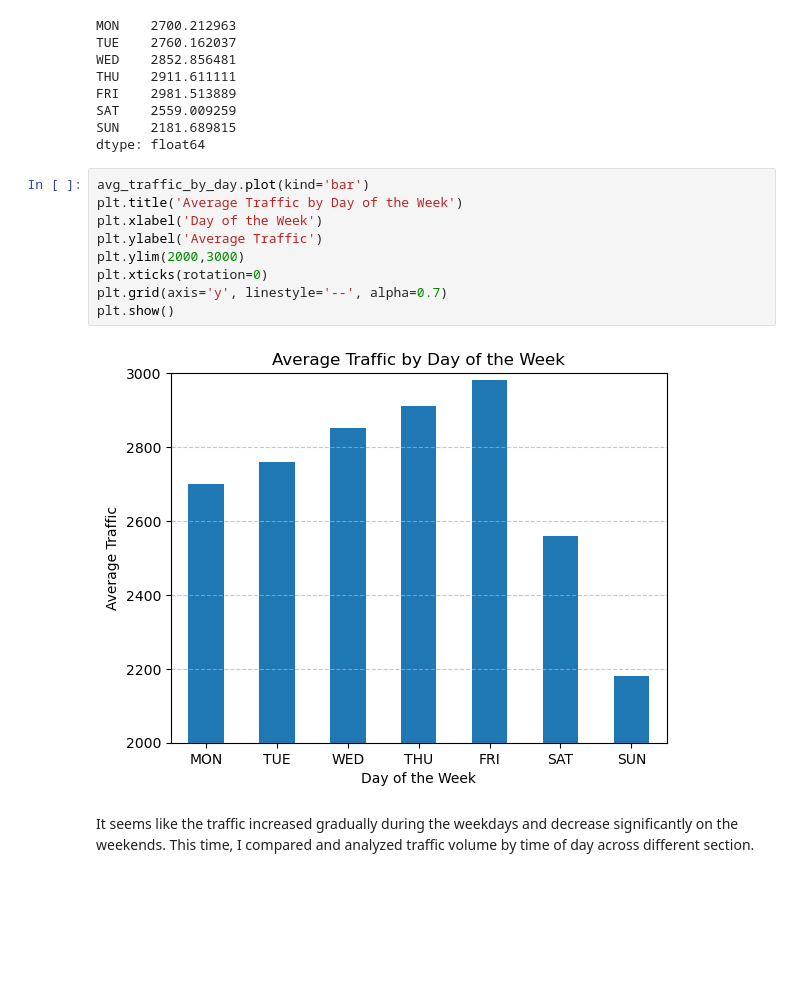
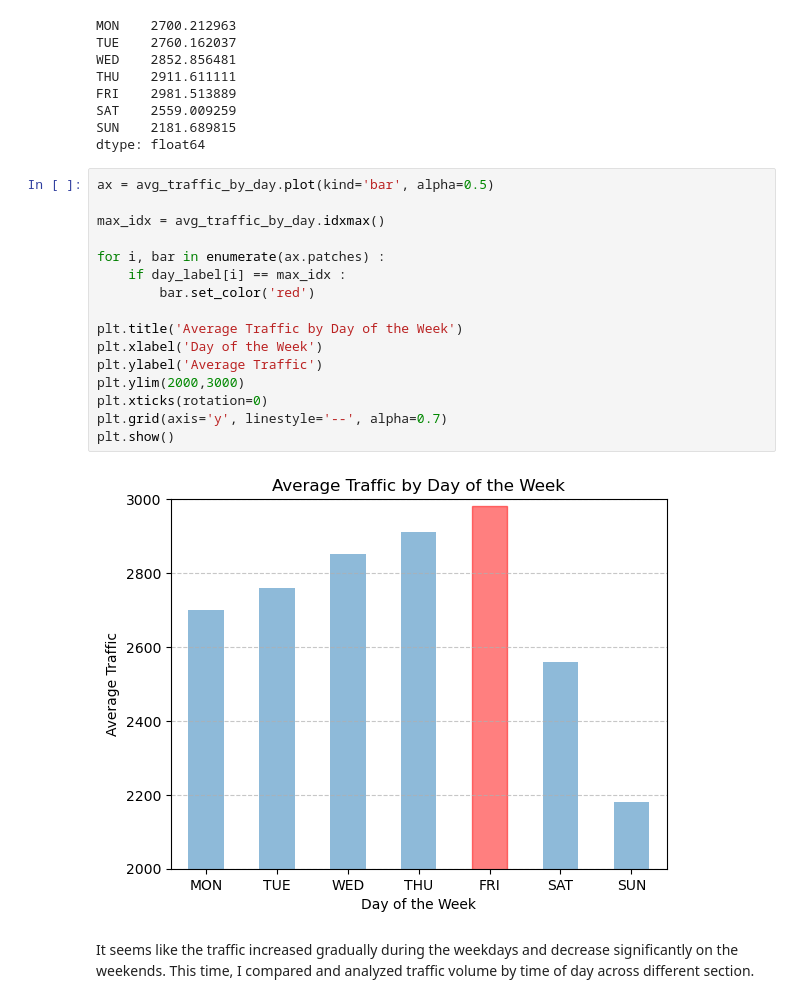
Before and after one commit to SuhyunKimm/M1MotorwayCongestionAnalysis, a Jupyter notebook: M1MotorwayCongestionAnalysis.ipynb, the cells around one changed output. Drawn from its saved outputs; the diff is of its cells as text; blank space fills up the shorter version.

```diff
--- a/M1MotorwayCongestionAnalysis.ipynb
+++ b/M1MotorwayCongestionAnalysis.ipynb
@@ -112,16 +113,23 @@ SAT    2559.009259
 SUN    2181.689815
 dtype: float64
 # %%
-avg_traffic_by_day.plot(kind='bar')
+ax = avg_traffic_by_day.plot(kind='bar', alpha=0.5)
+
+max_idx = avg_traffic_by_day.idxmax()
+
+for i, bar in enumerate(ax.patches) :
+    if day_label[i] == max_idx :
+        bar.set_color('red')
+
 plt.title('Average Traffic by Day of the Week')
 plt.xlabel('Day of the Week')
 plt.ylabel('Average Traffic')
 plt.ylim(2000,3000)
 plt.xticks(rotation=0)
 plt.grid(axis='y', linestyle='--', alpha=0.7)
 plt.show()
 # %% [output]
-[figure, old version]
+[figure, new version]
 # %% [markdown]
 It seems like the traffic increased gradually during the weekdays and decrease significantly on the weekends.
 This time, I compared and analyzed traffic volume by time of day across different section.
```
Also changed, not shown: parts of 6 cells of this notebook, 1 other file.
